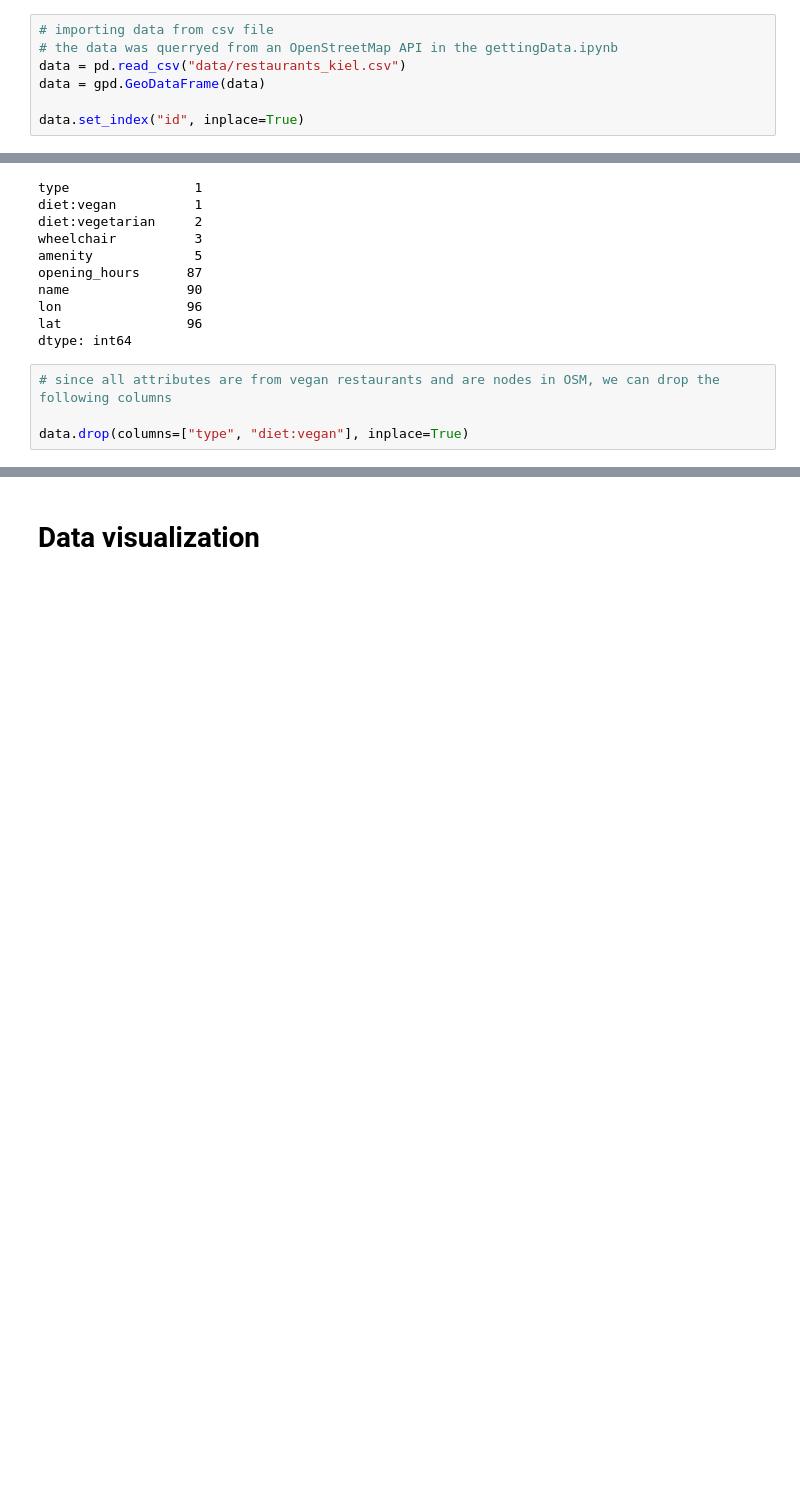
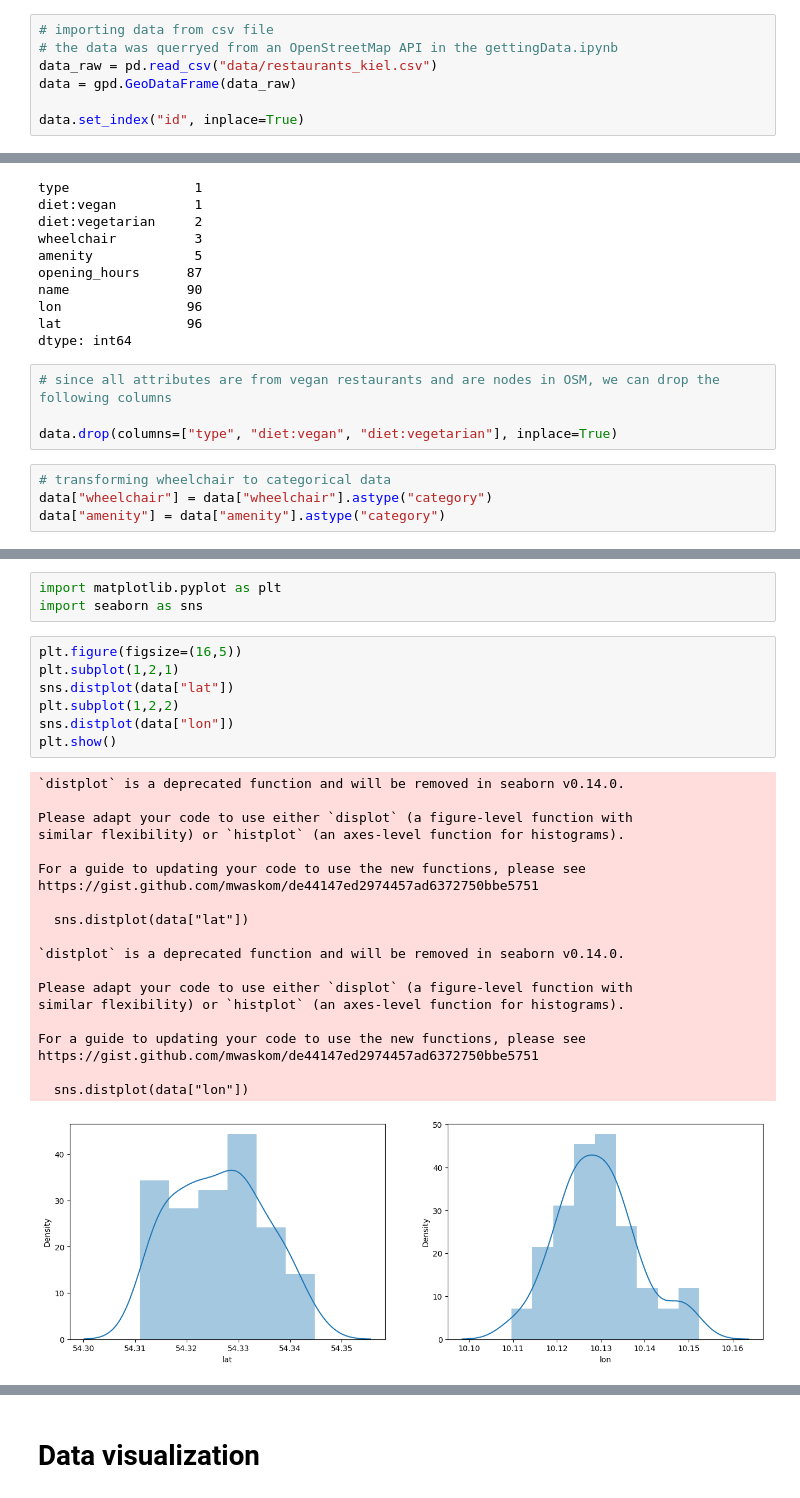
Before and after one commit to MartinDieCooleSocke420/sem1_math_and_stats, a Jupyter notebook: exam.ipynb, the cells around one changed output, grey strips where cells are left out. Cells and saved outputs as stored; diff of their text form; blank space fills up the shorter version.

```diff
--- a/exam.ipynb
+++ b/exam.ipynb
@@ -16,8 +18,8 @@ import geopandas as gpd
 # %%
 # importing data from csv file
 # the data was querryed from an OpenStreetMap API in the gettingData.ipynb
-data = pd.read_csv("data/restaurants_kiel.csv")
-data = gpd.GeoDataFrame(data)
+data_raw = pd.read_csv("data/restaurants_kiel.csv")
+data = gpd.GeoDataFrame(data_raw)
 
 data.set_index("id", inplace=True)
 # %% [markdown]
@@ -93,4 +95,8 @@ dtype: int64
 # %%
 # since all attributes are from vegan restaurants and are nodes in OSM, we can drop the following columns
 
-data.drop(columns=["type", "diet:vegan"], inplace=True)
+data.drop(columns=["type", "diet:vegan", "diet:vegetarian"], inplace=True)
+# %%
+# transforming wheelchair to categorical data
+data["wheelchair"] = data["wheelchair"].astype("category")
+data["amenity"] = data["amenity"].astype("category")
@@ -113,0 +133,31 @@ data
+# %%
+import matplotlib.pyplot as plt
+import seaborn as sns
+# %%
+plt.figure(figsize=(16,5))
+plt.subplot(1,2,1)
+sns.distplot(data["lat"])
+plt.subplot(1,2,2)
+sns.distplot(data["lon"])
+plt.show()
+# %% [output]
+`distplot` is a deprecated function and will be removed in seaborn v0.14.0.
+
+Please adapt your code to use either `displot` (a figure-level function with
+similar flexibility) or `histplot` (an axes-level function for histograms).
+
+For a guide to updating your code to use the new functions, please see
+https://gist.github.com/mwaskom/de44147ed2974457ad6372750bbe5751
+
+  sns.distplot(data["lat"])
+
+`distplot` is a deprecated function and will be removed in seaborn v0.14.0.
+
+Please adapt your code to use either `displot` (a figure-level function with
+similar flexibility) or `histplot` (an axes-level function for histograms).
+
+For a guide to updating your code to use the new functions, please see
+https://gist.github.com/mwaskom/de44147ed2974457ad6372750bbe5751
+
+  sns.distplot(data["lon"])
+[figure, added]
```
Also changed, not shown: parts of 20 cells of this notebook.
